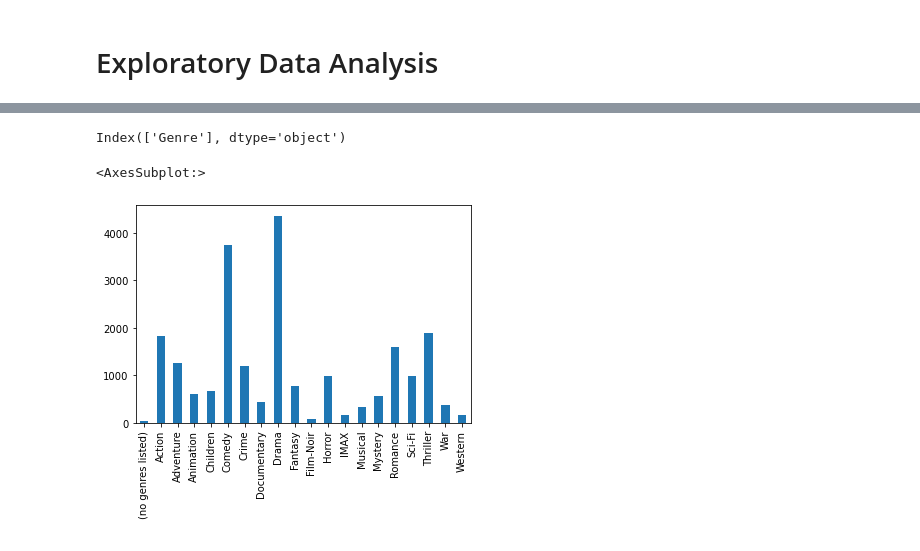
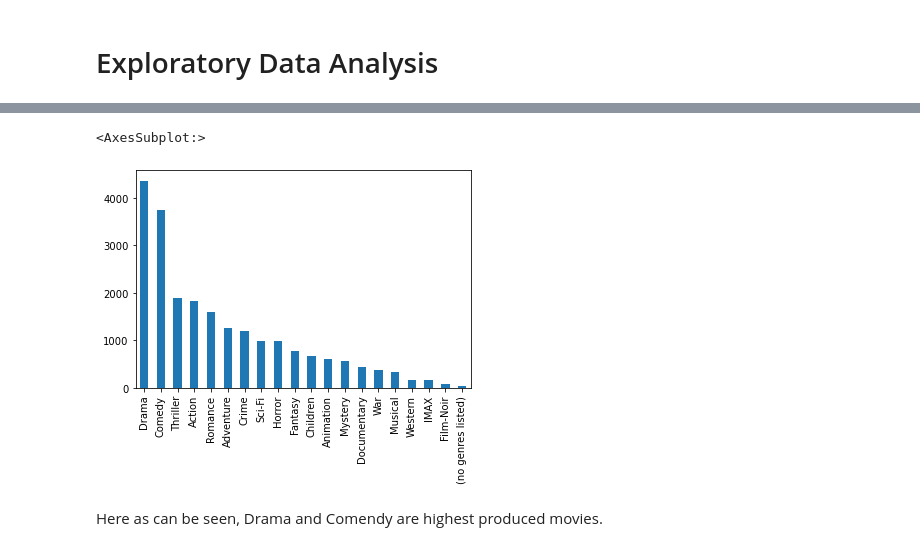
Before and after one commit to NeeteshDadwariya/recommendation-system, a Jupyter notebook: notebooks/eda.ipynb, the cells around one changed output, grey strips where cells are left out. Drawn from its saved outputs; the diff is of its cells as text; code cells hidden in the pictures.

```diff
--- a/notebooks/eda.ipynb
+++ b/notebooks/eda.ipynb
@@ -50 +93,8 @@ links_df, movies_df, ratings_df, tags_df = load_data()
+# %%
+movies_df.genres.str.get_dummies('|').sum().sort_values(ascending=False).plot(kind='bar')
+# %% [output]
+<AxesSubplot:>
+[figure, added]
+# %% [markdown]
+Here as can be seen, Drama and Comendy are highest produced movies.
 # %%
@@ -52,10 +101,0 @@ links_df, movies_df, ratings_df, tags_df = load_data()
-# %%
-genres_wise_movies_df = pd.DataFrame(movies_df.genres.str.get_dummies('|').sum(), columns=['Genre'])
-genres_wise_movies_df.columns
-# %% [output]
-Index(['Genre'], dtype='object')
-# %%
-movies_df.genres.str.get_dummies('|').sum().plot(kind='bar')
-# %% [output]
-<AxesSubplot:>
-[figure, removed]
```
Also changed, not shown: parts of 19 cells of this notebook.
